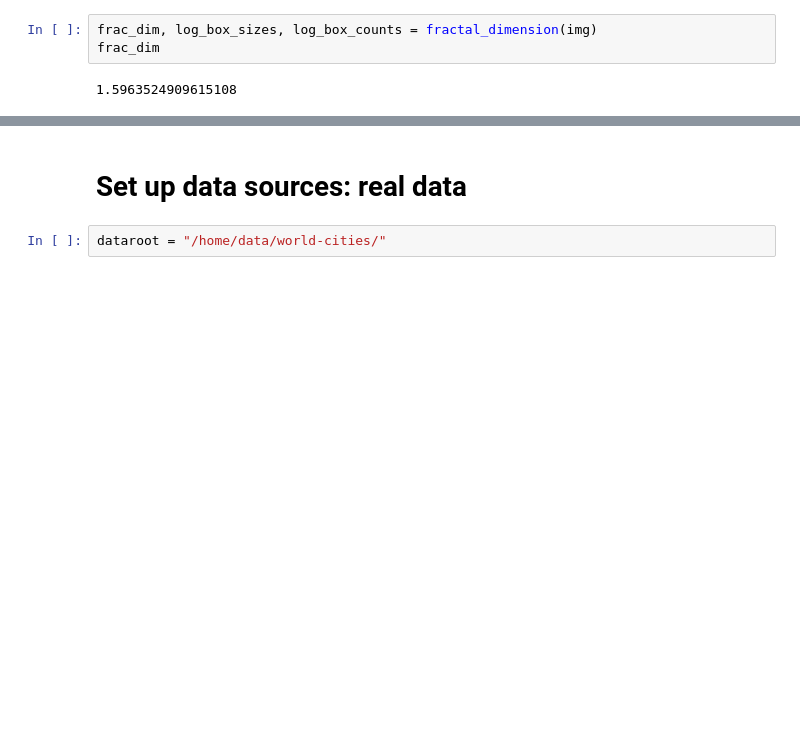
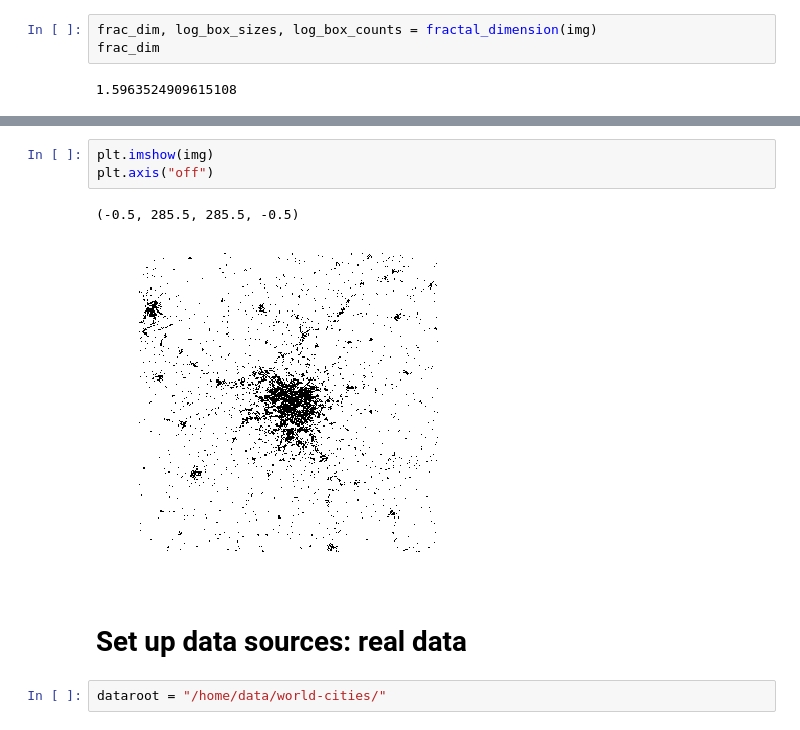
Before and after one commit to adrianalbert/urbanization-patterns, a Jupyter notebook: analysis/Expert summary statistics & data preprocessing.ipynb, the cells around one changed output, grey strips where cells are left out. Cells and saved outputs as stored; diff of their text form; blank space fills up the shorter version.

```diff
--- a/analysis/Expert summary statistics & data preprocessing.ipynb
+++ b/analysis/Expert summary statistics & data preprocessing.ipynb
@@ -246,3 +252,9 @@ ax.annotate('$f=$%.2f'%frac_dim, xy=(2, 1), xytext=(3, 1.5))
+# %%
+plt.imshow(img)
+plt.axis("off")
+# %% [output]
+(-0.5, 285.5, 285.5, -0.5)
+[figure, added]
 # %% [markdown]
 # Set up data sources: real data
 # %%
```
Also changed, not shown: parts of 5 cells of this notebook, 7 other files.
